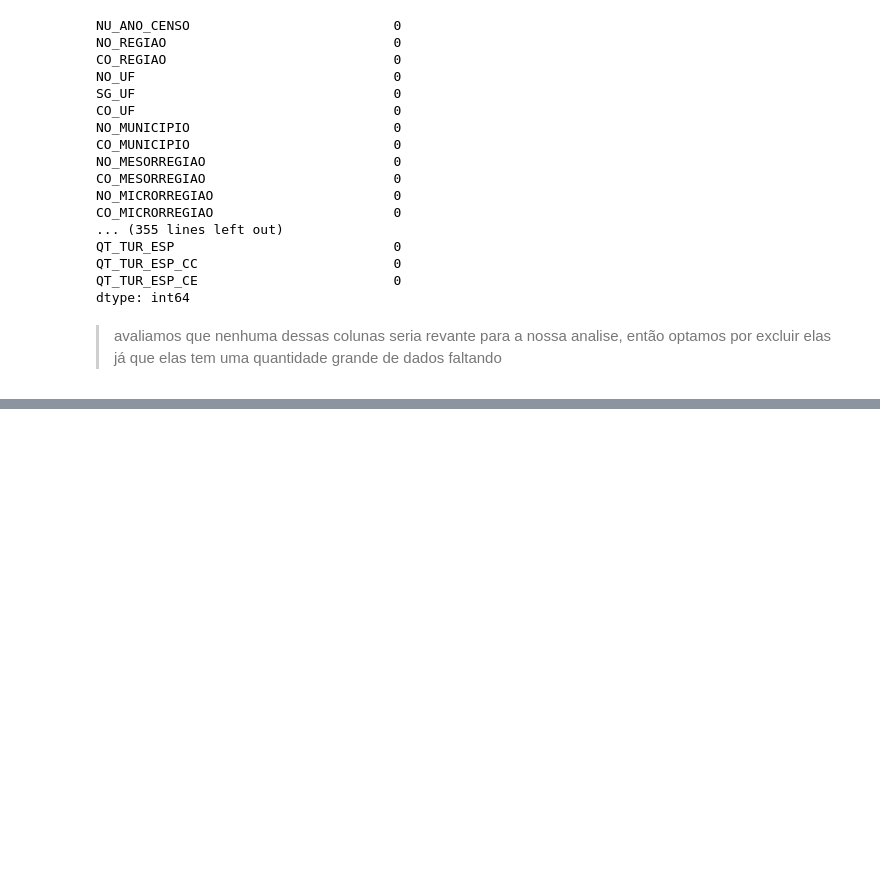
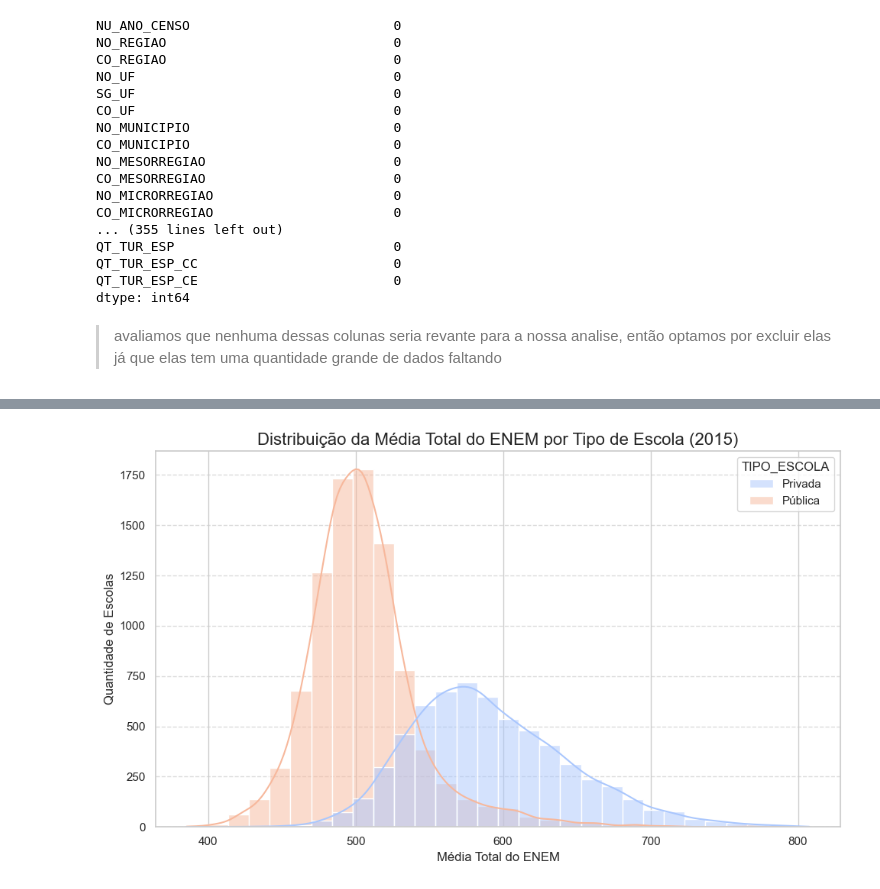
Before and after one commit to sofia-sartori/TF, a Jupyter notebook: analysis.ipynb, the cells around one changed output, grey strips where cells are left out. Cells and saved outputs as stored; diff of their text form; code cells hidden in the pictures; blank space fills up the shorter version.

```diff
--- a/analysis.ipynb
+++ b/analysis.ipynb
@@ -265,0 +423,22 @@ df_censo.drop(axis=1,columns=columns_to_drop)
+# %%
+# Cria uma nova coluna agrupando as escolas públicas
+df['TIPO_ESCOLA'] = df['TP_DEPENDENCIA'].map(lambda x: 'Pública' if x in [1, 2, 3] else 'Privada')
+
+plt.figure(figsize=(10,6))
+sns.histplot(
+    data=df,
+    x='NU_MEDIA_TOT',
+    hue='TIPO_ESCOLA',
+    bins=30,
+    kde=True,
+    palette='coolwarm',
+    alpha=0.5
+)
+plt.title('Distribuição da Média Total do ENEM por Tipo de Escola (2015)', fontsize=16)
+plt.xlabel('Média Total do ENEM', fontsize=12)
+plt.ylabel('Quantidade de Escolas', fontsize=12)
+plt.grid(axis='y', linestyle='--', alpha=0.7)
+plt.tight_layout()
+plt.show()
+# %% [output]
+[figure, added]
```
Also changed, not shown: parts of 26 cells of this notebook, 4 other files.
